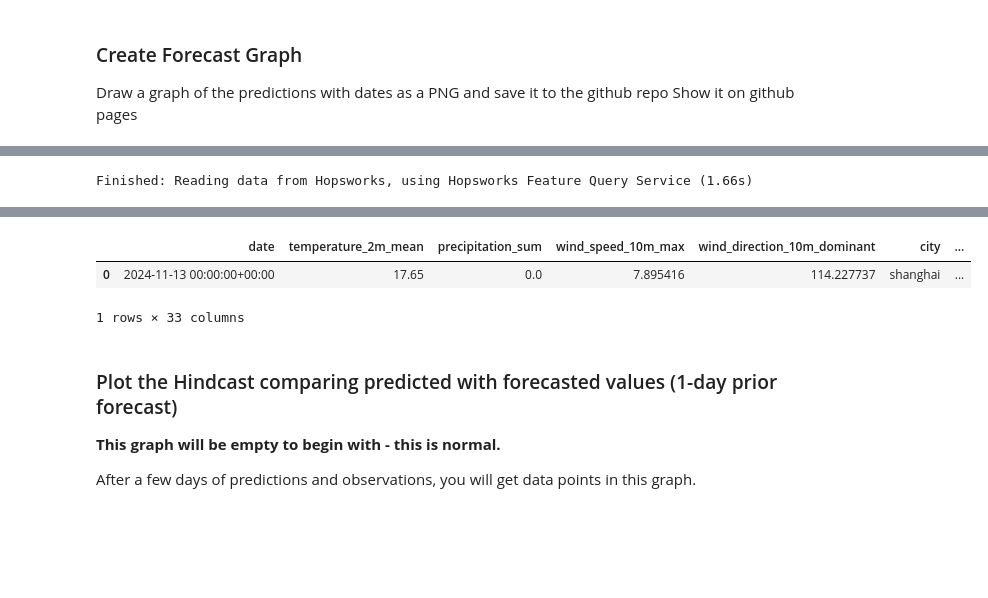
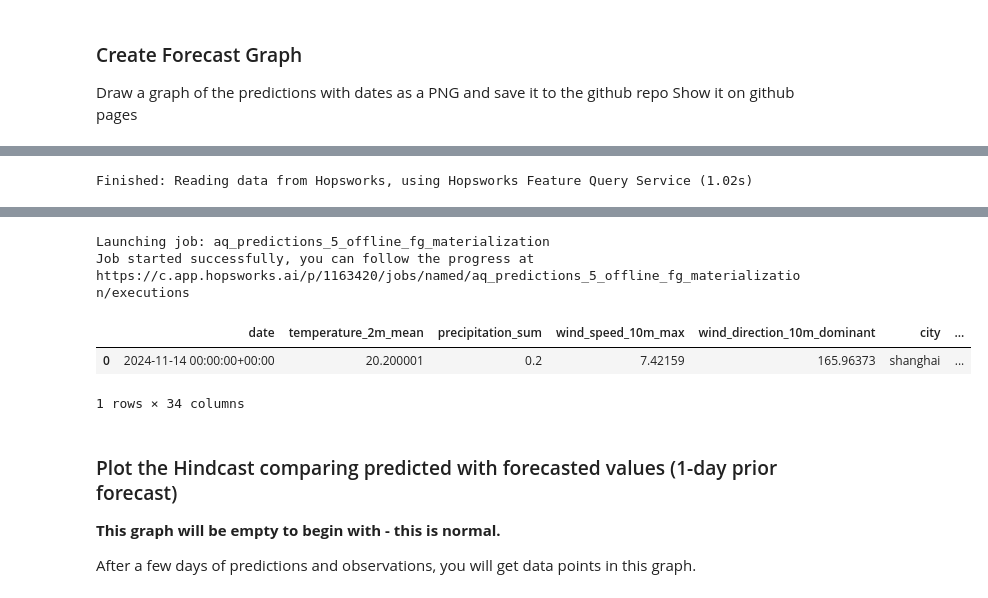
Before and after one commit to AMomozZz/mlfs-book, a Jupyter notebook: notebooks/ch03/4_air_quality_batch_inference.ipynb, the cells around one changed output, grey strips where cells are left out. Cells and saved outputs as stored; diff of their text form; code cells hidden in the pictures; blank space fills up the shorter version.

```diff
--- a/notebooks/ch03/4_air_quality_batch_inference.ipynb
+++ b/notebooks/ch03/4_air_quality_batch_inference.ipynb
@@ -239,3 +238,11 @@ Data columns (total 29 columns):
  28  predicted_pm25_2             9 non-null      object
 dtypes: datetime64[us, UTC](1), float32(25), object(3)
 memory usage: 1.3+ KB
+# %%
+batch_data['predicted_pm25'] = None
+
+for i in range(0, len(batch_data)):
+    batch_data.at[i, 'predicted_pm25'] = (batch_data.at[i, 'predicted_pm25_1'] + batch_data.at[i, 'predicted_pm25_2']) / 2
+
+display(batch_data)
+batch_data.info()
@@ -293,13 +329,13 @@ Show it on github pages
 # %%
 # Get or create feature group
-# monitor_fg = fs.get_or_create_feature_group(
-#     name='aq_predictions',
-#     description='Air Quality prediction monitoring',
-#     version=3,
-#     primary_key=['city','street','date','days_before_forecast_day'],
-#     event_time="date"
-# )
+monitor_fg = fs.get_or_create_feature_group(
+    name='aq_predictions',
+    description='Air Quality prediction monitoring',
+    version=5,
+    primary_key=['city','street','date','days_before_forecast_day'],
+    event_time="date"
+)
 # %%
-# monitor_fg.insert(batch_data, write_options={"wait_for_job": True})
+monitor_fg.insert(batch_data, write_options={"wait_for_job": True})
 # %% [output]
 Uploading Dataframe: 0.00% |          | Rows 0/9 | Elapsed Time: 00:00 | Remaining Time: ?
@@ -309,5 +345,5 @@ https://c.app.hopsworks.ai/p/1163416/jobs/named/aq_predictions_3_offline_fg_mate
 (<hsfs.core.job.Job at 0x...>, None)
 # %%
 # We will create a hindcast chart for  only the forecasts made 1 day beforehand
-# monitoring_df = monitor_fg.filter(monitor_fg.days_before_forecast_day == 1).read()
+monitoring_df = monitor_fg.filter(monitor_fg.days_before_forecast_day == 1).read()
 # %% [output]
@@ -348,15 +382,14 @@ Finished: Reading data from Hopsworks, using Hopsworks Feature Query Service (1.
 # %%
-# outcome_df = air_quality_df[['date', 'pm25']]
-# preds_df = monitoring_df[['date', 'predicted_pm25']]
+outcome_df = air_quality_df[['date', 'pm25']]
+preds_df = monitoring_df[['date', 'predicted_pm25']]
 
-# hindcast_df = pd.merge(preds_df, outcome_df, on="date")
-# hindcast_df = hindcast_df.sort_values(by=['date'])
+hindcast_df = pd.merge(preds_df, outcome_df, on="date")
+hindcast_df = hindcast_df.sort_values(by=['date'])
 
-# # If there are no outcomes for predictions yet, generate some predictions/outcomes from existing data
-# if len(hindcast_df) == 0:
-#     hindcast_df = util.backfill_predictions_for_monitoring(weather_fg, air_quality_df, monitor_fg, retrieved_xgboost_model)
-# hindcast_df
-
-util.backfill_predictions_for_monitoring(weather_fg, air_quality_df, retrieved_xgboost_model1, retrieved_xgboost_model2)
+# If there are no outcomes for predictions yet, generate some predictions/outcomes from existing data
+if len(hindcast_df) == 0:
+    # hindcast_df = util.backfill_predictions_for_monitoring(weather_fg, air_quality_df, monitor_fg, retrieved_xgboost_model)
+    hindcast_df = util.backfill_predictions_for_monitoring(weather_fg, air_quality_df, monitor_fg, retrieved_xgboost_model1, retrieved_xgboost_model2)
+hindcast_df
 # %% [output]
-Finished: Reading data from Hopsworks, using Hopsworks Feature Query Service (1.66s)
+Finished: Reading data from Hopsworks, using Hopsworks Feature Query Service (1.02s)
@@ -363,6 +397,9 @@ Finished: Reading data from Hopsworks, using Hopsworks Feature Query Service (1.
+Launching job: aq_predictions_5_offline_fg_materialization
+Job started successfully, you can follow the progress at
+https://c.app.hopsworks.ai/p/1163420/jobs/named/aq_predictions_5_offline_fg_materialization/executions
 |  | date | temperature_2m_mean | precipitation_sum | wind_speed_10m_max | wind_direction_10m_dominant | city | ... |
-| 0 | 2024-11-13 00:00:00+00:00 | 17.65 | 0.0 | 7.895416 | 114.227737 | shanghai | ... |
+| 0 | 2024-11-14 00:00:00+00:00 | 20.200001 | 0.2 | 7.42159 | 165.96373 | shanghai | ... |
-1 rows × 33 columns
+1 rows × 34 columns
 # %% [markdown]
 ### Plot the Hindcast comparing predicted with forecasted values (1-day prior forecast)
 
```
Also changed, not shown: parts of 15 cells of this notebook, 4 other files.
